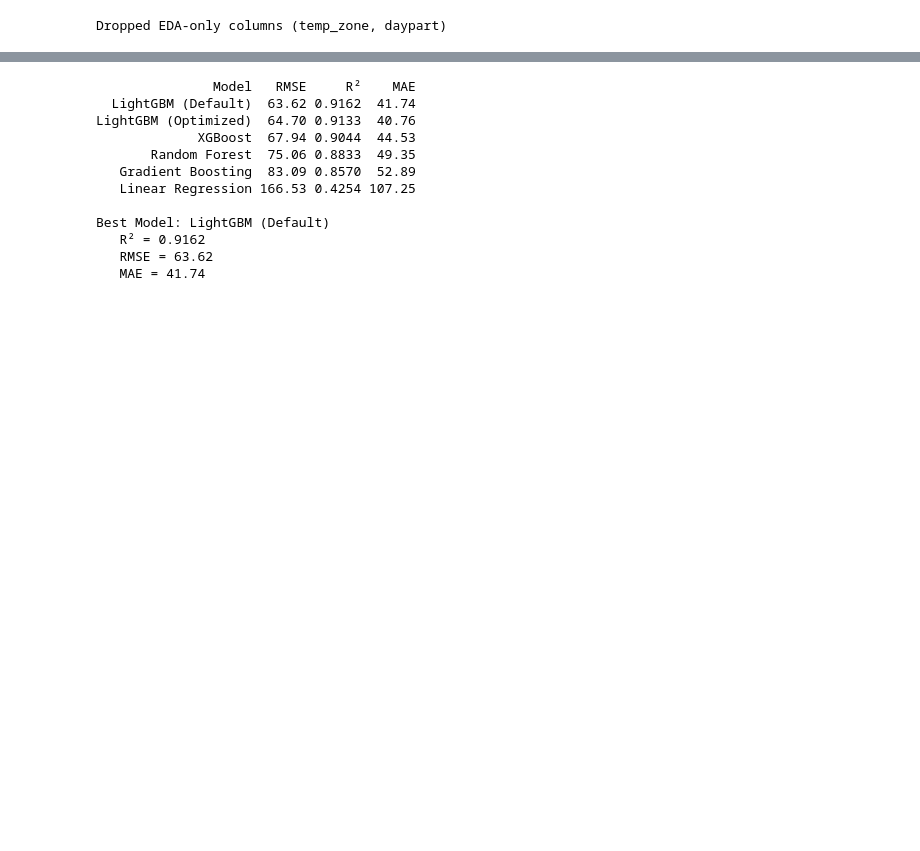
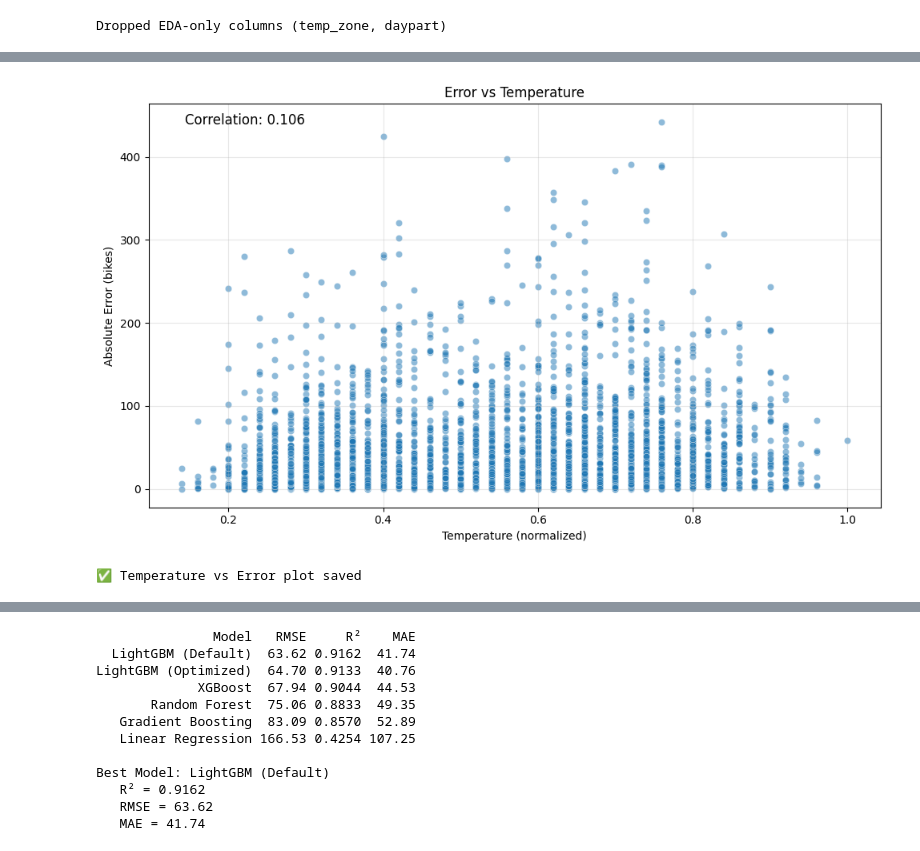
Before and after one commit to boughanmiyoussef/BikeDemand, a Jupyter notebook: notebook/BikeDemand.ipynb, the cells around one changed output, grey strips where cells are left out. Cells and saved outputs as stored; diff of their text form; code cells hidden in the pictures; blank space fills up the shorter version.

```diff
--- a/notebook/BikeDemand.ipynb
+++ b/notebook/BikeDemand.ipynb
@@ -903,0 +1070,18 @@ Hours with Lowest Error:
+# %%
+# Scatter plot of error vs temperature
+plt.figure(figsize=(10, 6))
+sns.scatterplot(data=predictions_df, x='temp', y='Error', alpha=0.5)
+plt.title('Error vs Temperature')
+plt.xlabel('Temperature (normalized)')
+plt.ylabel('Absolute Error (bikes)')
+correlation = predictions_df['temp'].corr(predictions_df['Error'])
+plt.annotate(f'Correlation: {correlation:.3f}', xy=(0.05, 0.95), xycoords='axes fraction', fontsize=12)
+plt.grid(True, alpha=0.3)
+plt.tight_layout()
+plt.savefig('weather_temp_error.png', dpi=100, bbox_inches='tight')
+plt.show()
+
+print("✅ Temperature vs Error plot saved")
+# %% [output]
+[figure, added]
+✅ Temperature vs Error plot saved
```
Also changed, not shown: parts of 31 cells of this notebook.
